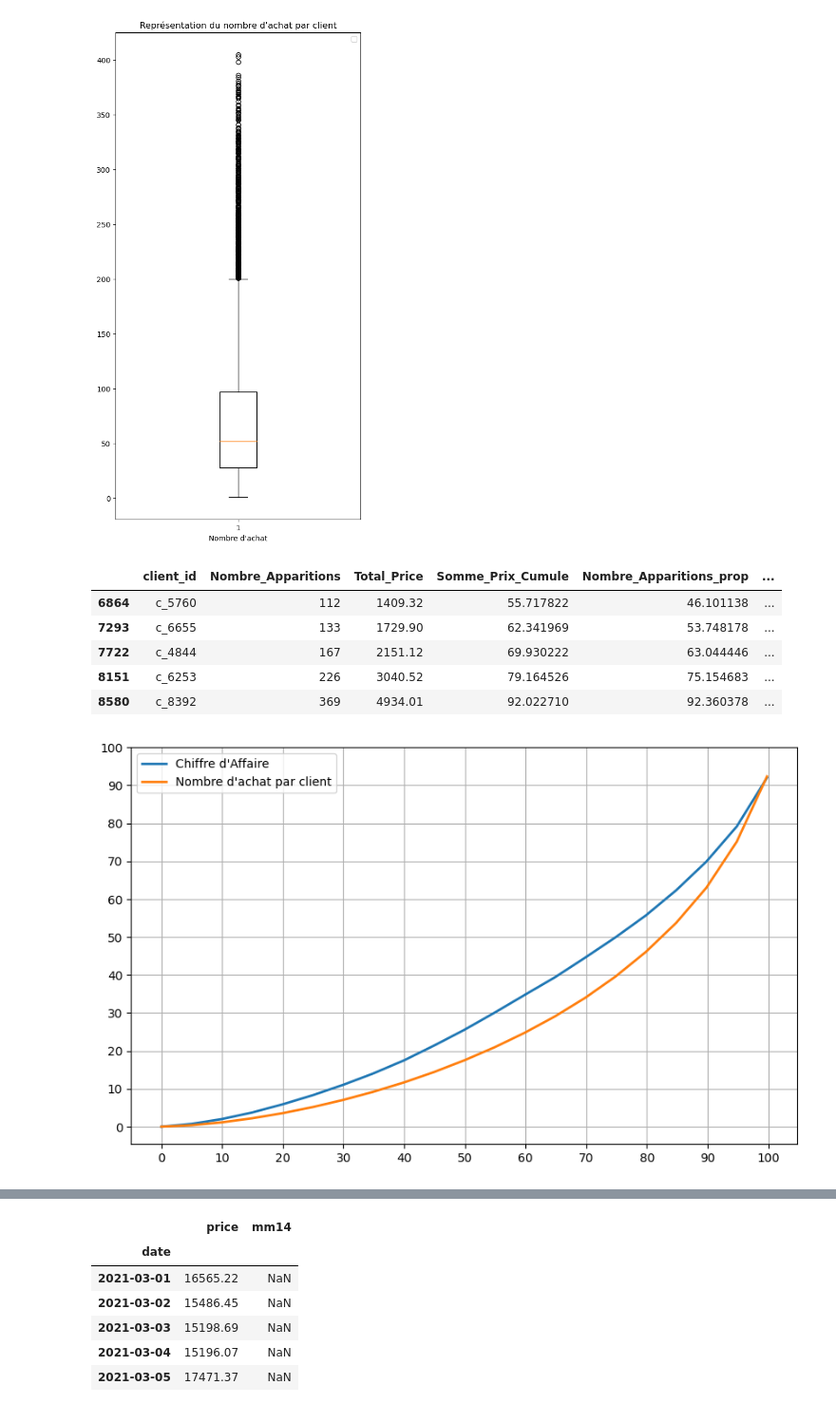
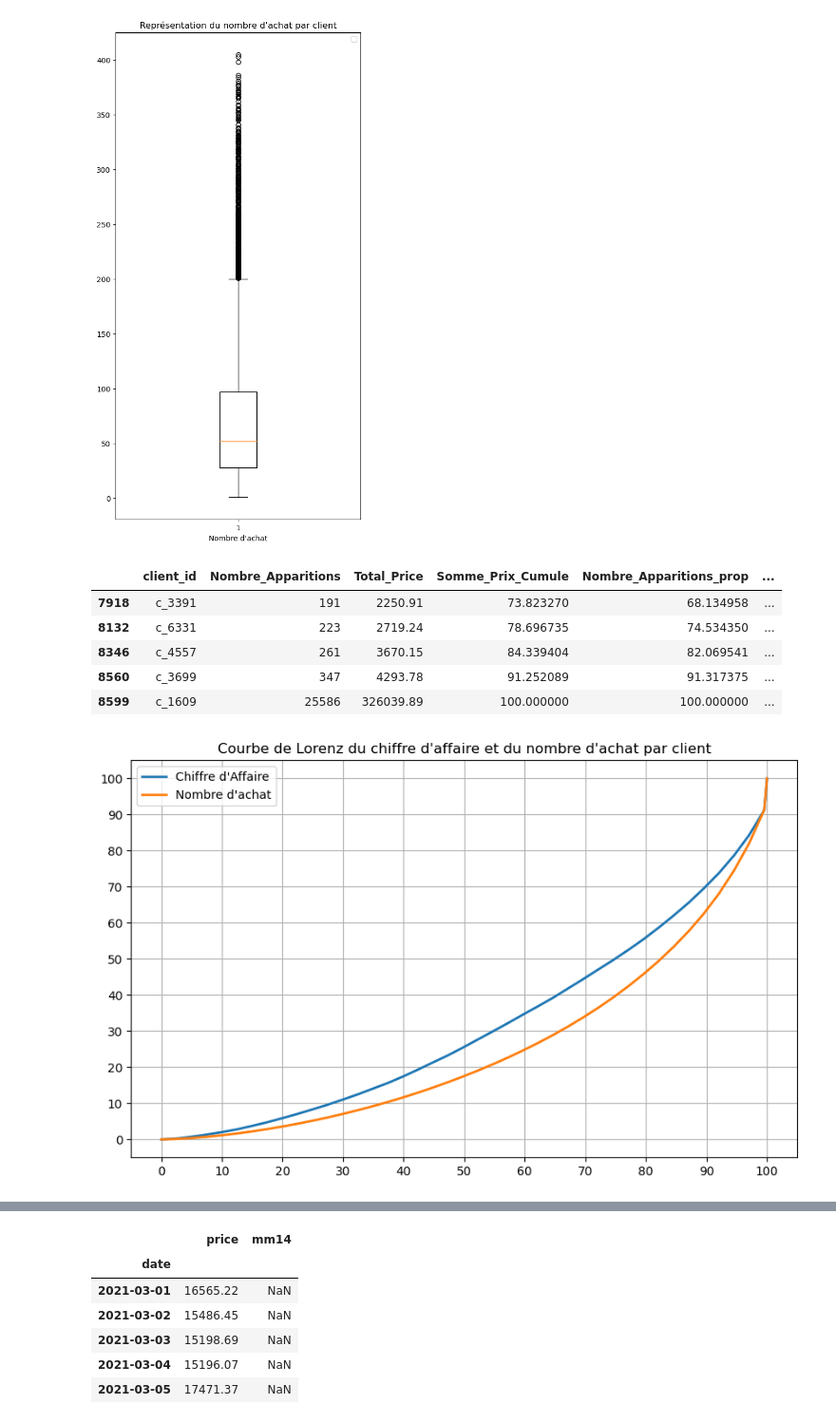
Before and after one commit to kikduck/DA-P6, a Jupyter notebook: notebook-p6.ipynb, the cells around one changed output, grey strips where cells are left out. Shown at 95% size. Saved outputs shown, nothing was run; the diff lists cells and outputs as text; code cells hidden in the pictures.

```diff
--- a/notebook-p6.ipynb
+++ b/notebook-p6.ipynb
@@ -268,27 +292,26 @@ df_CA_rec_client.reset_index(inplace=True, drop=True)
 df_CA_rec_client['Somme_Prix_Cumule'] = df_CA_rec_client['Total_Price'].cumsum()/df_CA_rec_client['Total_Price'].sum()*100
 df_CA_rec_client['Nombre_Apparitions_prop'] = df_CA_rec_client['Nombre_Apparitions'].cumsum()/df_CA_rec_client['Nombre_Apparitions'].sum()*100
 df_CA_rec_client['Part_Cumule_Client'] = df_CA_rec_client.index / max(df_CA_rec_client.index)*100
-df_CA_rec_client_reduit = df_CA_rec_client.iloc[::int(max(df_CA_rec_client.index)/20)]
-#if df_CA_rec_client_reduit.index[-1] != df_CA_rec_client.index[-1]:
-#    df_CA_rec_client_reduit = pd.concat([df_CA_rec_client_reduit, df_CA_rec_client.iloc[[-1]]])
-#    df_CA_rec_client_reduit = df_CA_rec_client_reduit.drop(df_CA_rec_client_reduit.index[-2])
+df_CA_rec_client_reduit = df_CA_rec_client.iloc[::int(max(df_CA_rec_client.index)/40)]
+df_CA_rec_client_reduit = df_CA_rec_client_reduit.append(df_CA_rec_client.iloc[-1])
 df_CA_rec_client_reduit.tail()
 # %% [output]
 |  | client_id | Nombre_Apparitions | Total_Price | Somme_Prix_Cumule | Nombre_Apparitions_prop | ... |
-| 6864 | c_5760 | 112 | 1409.32 | 55.717822 | 46.101138 | ... |
-| 7293 | c_6655 | 133 | 1729.90 | 62.341969 | 53.748178 | ... |
-| 7722 | c_4844 | 167 | 2151.12 | 69.930222 | 63.044446 | ... |
-| 8151 | c_6253 | 226 | 3040.52 | 79.164526 | 75.154683 | ... |
-| 8580 | c_8392 | 369 | 4934.01 | 92.022710 | 92.360378 | ... |
+| 7918 | c_3391 | 191 | 2250.91 | 73.823270 | 68.134958 | ... |
+| 8132 | c_6331 | 223 | 2719.24 | 78.696735 | 74.534350 | ... |
+| 8346 | c_4557 | 261 | 3670.15 | 84.339404 | 82.069541 | ... |
+| 8560 | c_3699 | 347 | 4293.78 | 91.252089 | 91.317375 | ... |
+| 8599 | c_1609 | 25586 | 326039.89 | 100.000000 | 100.000000 | ... |
 # %%
 plt.figure(figsize=(10, 6))
 plt.plot(df_CA_rec_client_reduit['Part_Cumule_Client'], df_CA_rec_client_reduit['Somme_Prix_Cumule'], linewidth = 2, label="Chiffre d\'Affaire")
-plt.plot(df_CA_rec_client_reduit['Part_Cumule_Client'], df_CA_rec_client_reduit['Nombre_Apparitions_prop'], linewidth = 2, label="Nombre d\'achat par client")
+plt.plot(df_CA_rec_client_reduit['Part_Cumule_Client'], df_CA_rec_client_reduit['Nombre_Apparitions_prop'], linewidth = 2, label="Nombre d\'achat")
 plt.grid(axis = "x")
 plt.grid(axis = "y")
 plt.xticks(np.arange(0, 100 + 0.01, step=10))
 plt.yticks(np.arange(0, 100 + 0.01, step=10))
 plt.legend()
+plt.title('Courbe de Lorenz du chiffre d\'affaire et du nombre d\'achat par client')
 plt.show()
 # %% [output]
-[figure, old version]
+[figure, new version]
```
Also changed, not shown: parts of 41 cells of this notebook.
